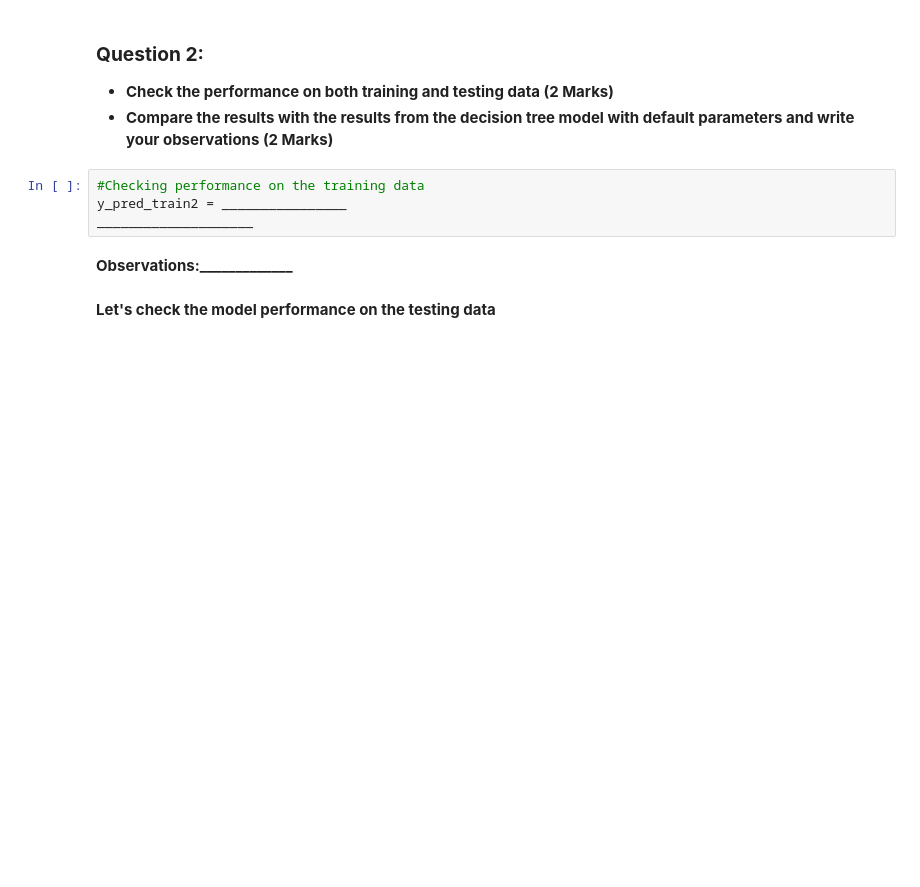
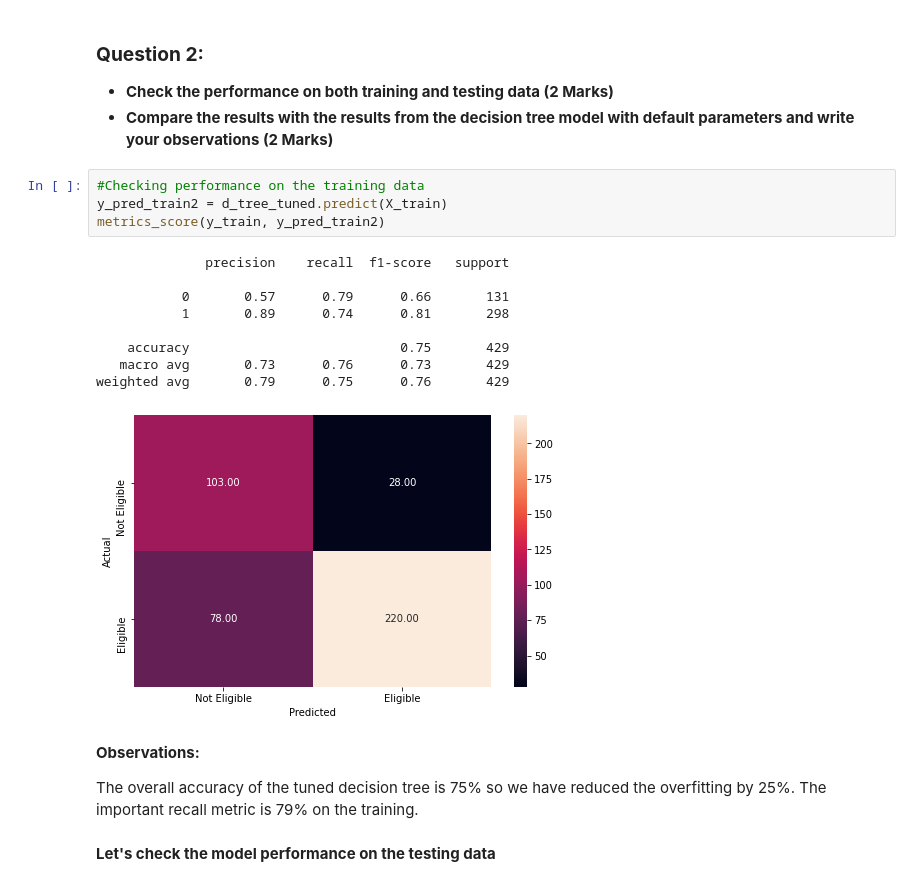
Before and after one commit to AndrewBorst/Data-Science-Portfolio, a Jupyter notebook: Trees and Random Forest/Andrew_Borst_Notebook_Project_Classification.ipynb, the cells around one changed output. Saved outputs shown, nothing was run; the diff lists cells and outputs as text; blank space fills up the shorter version.

```diff
--- a/Trees and Random Forest/Andrew_Borst_Notebook_Project_Classification.ipynb
+++ b/Trees and Random Forest/Andrew_Borst_Notebook_Project_Classification.ipynb
@@ -329,10 +423,22 @@ We have tuned the model and fit the tuned model on the training data. Now, **let
 - **Compare the results with the results from the decision tree model with default parameters and write your observations (2 Marks)**
 # %%
 #Checking performance on the training data
-y_pred_train2 = ________________
-____________________
+y_pred_train2 = d_tree_tuned.predict(X_train)
+metrics_score(y_train, y_pred_train2)
+# %% [output]
+              precision    recall  f1-score   support
+
+           0       0.57      0.79      0.66       131
+           1       0.89      0.74      0.81       298
+
+    accuracy                           0.75       429
+   macro avg       0.73      0.76      0.73       429
+weighted avg       0.79      0.75      0.76       429
+[figure, added]
-# %% [markdown]
-**Observations:_____________**
+# %% [markdown]
+**Observations:**
+
+The overall accuracy of the tuned decision tree is 75% so we have reduced the overfitting by 25%. The important recall metric is 79% on the training.
 # %% [markdown]
 **Let's check the model performance on the testing data**
 # %%
```
Also changed, not shown: parts of 31 cells of this notebook, 25 other files.
